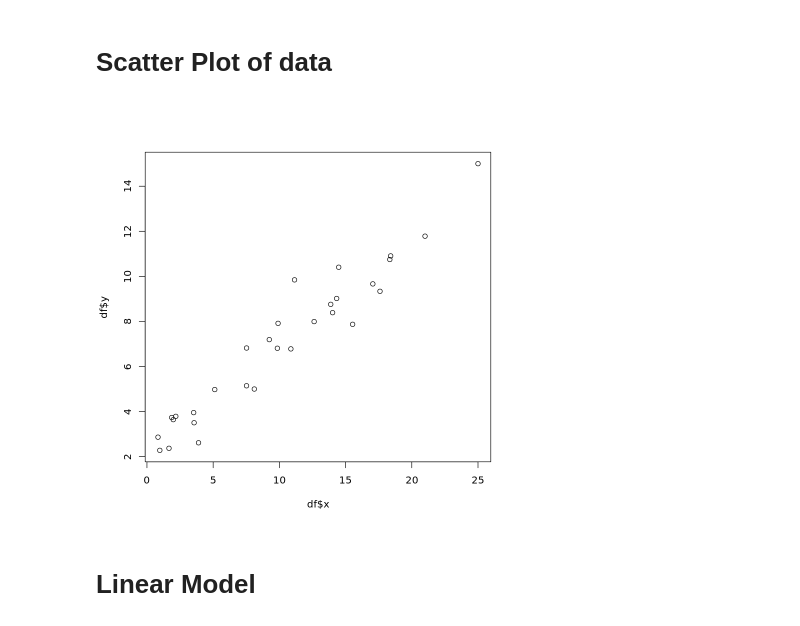
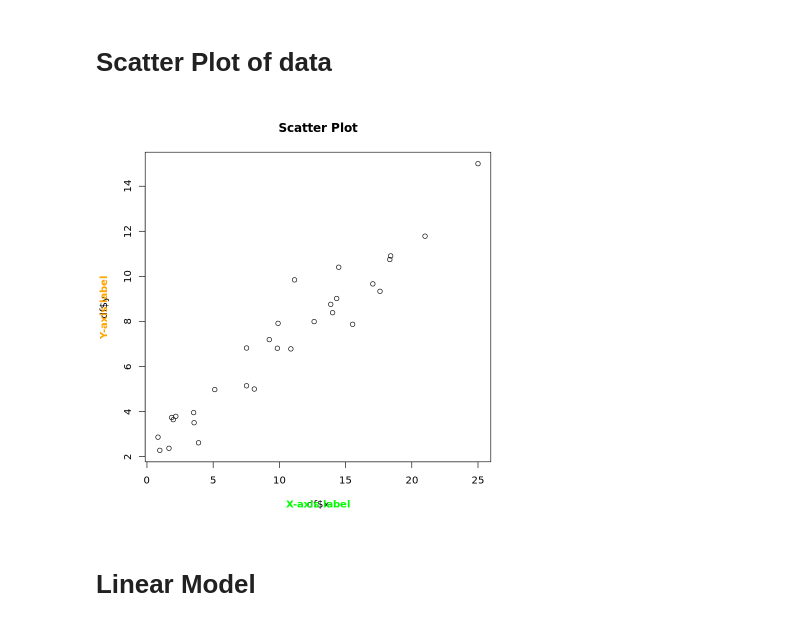
Before and after one commit to ZianneO/BSGP-LM, a Jupyter notebook: lmR.ipynb, the cells around one changed output. Saved outputs shown, nothing was run; the diff lists cells and outputs as text; code cells hidden in the pictures.

Commit message:
title added to title

```diff
--- a/lmR.ipynb
+++ b/lmR.ipynb
@@ -18,8 +18,13 @@ str(df)
 # Scatter Plot of data
 # %%
 plot(df$x, df$y)
+title(main = "Scatter Plot")
+df$x <- "X-axis label"
+df$y <- "Y-axis label"
+title(x = xlabel, col.lab = "green", font.lab = 2)
+title(y = ylabel, col.lab = "orange", font.lab = 2)
 # %% [output]
-[figure, old version]
+[figure, new version]
 # %% [markdown]
 # Linear Model
 # %%
```
